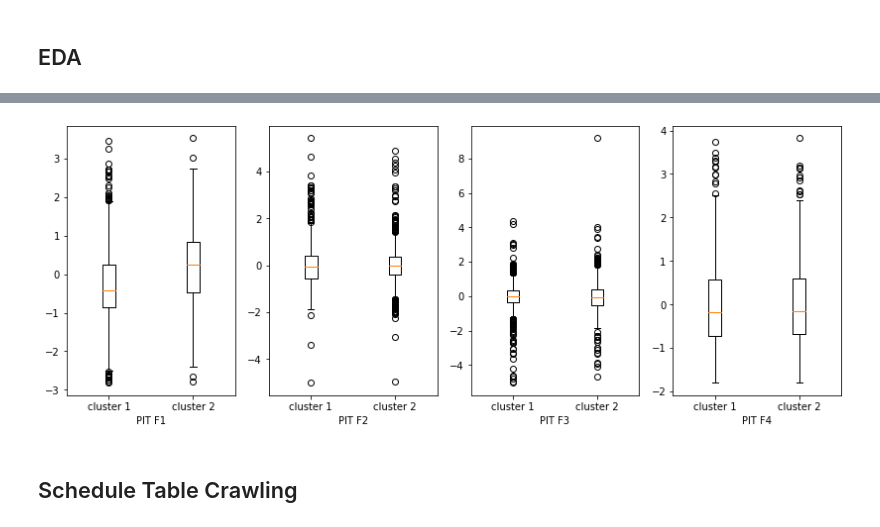
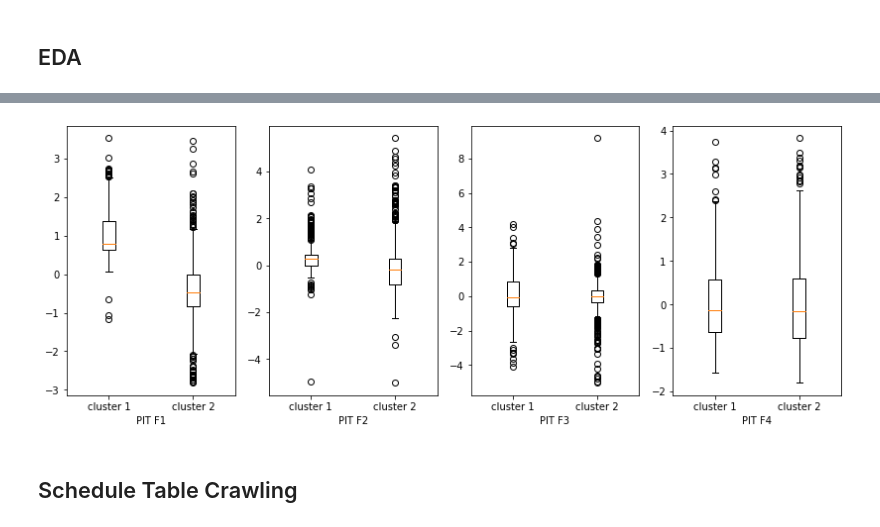
Before and after one commit to EunseoKang0722/ESC_Summer_Team5, a Jupyter notebook: code/modeling/EDA & Crawling.ipynb, the cells around one changed output, grey strips where cells are left out. Drawn from its saved outputs; the diff is of its cells as text; code cells hidden in the pictures.

```diff
--- a/code/modeling/EDA & Crawling.ipynb
+++ b/code/modeling/EDA & Crawling.ipynb
@@ -21,2 +18,7 @@ data2 = data[data['cluster_team']==2]
+# %%
+hit0 = data[data['cluster_team_hit']==0]
+hit1 = data[data['cluster_team_hit']==1]
+pit0 = data[data['cluster_team_pit']==1]
+pit1 = data[data['cluster_team_pit']==2]
 # %%
 fig, ax = plt.subplots(1, 3, figsize=(10, 5))
@@ -47,20 +49,20 @@ plt.show()
 # %%
 fig, ax = plt.subplots(1, 4, figsize=(14, 5))
-ax[0].boxplot([data0['pit_f1'], data2['pit_f1']])
+ax[0].boxplot([pit0['pit_f1'], pit1['pit_f1']])
 ax[0].set_xticklabels(['cluster 1', 'cluster 2'])
 ax[0].set_xlabel('PIT F1')
-ax[1].boxplot([data0['pit_f2'], data2['pit_f2']])
+ax[1].boxplot([pit0['pit_f2'], pit1['pit_f2']])
 ax[1].set_xticklabels(['cluster 1', 'cluster 2'])
 ax[1].set_xlabel('PIT F2')
-ax[2].boxplot([data0['pit_f3'], data2['pit_f3']])
+ax[2].boxplot([pit0['pit_f3'], pit1['pit_f3']])
 ax[2].set_xticklabels(['cluster 1', 'cluster 2'])
 ax[2].set_xlabel('PIT F3')
-ax[3].boxplot([data0['pit_f4'], data2['pit_f4']])
+ax[3].boxplot([pit0['pit_f4'], pit1['pit_f4']])
 ax[3].set_xticklabels(['cluster 1', 'cluster 2'])
 ax[3].set_xlabel('PIT F4')
 plt.show()
 # %% [output]
-[figure, old version]
+[figure, new version]
 # %% [markdown]
 ## Schedule Table Crawling
 # %% [markdown]
```
Also changed, not shown: parts of 4 cells of this notebook.
